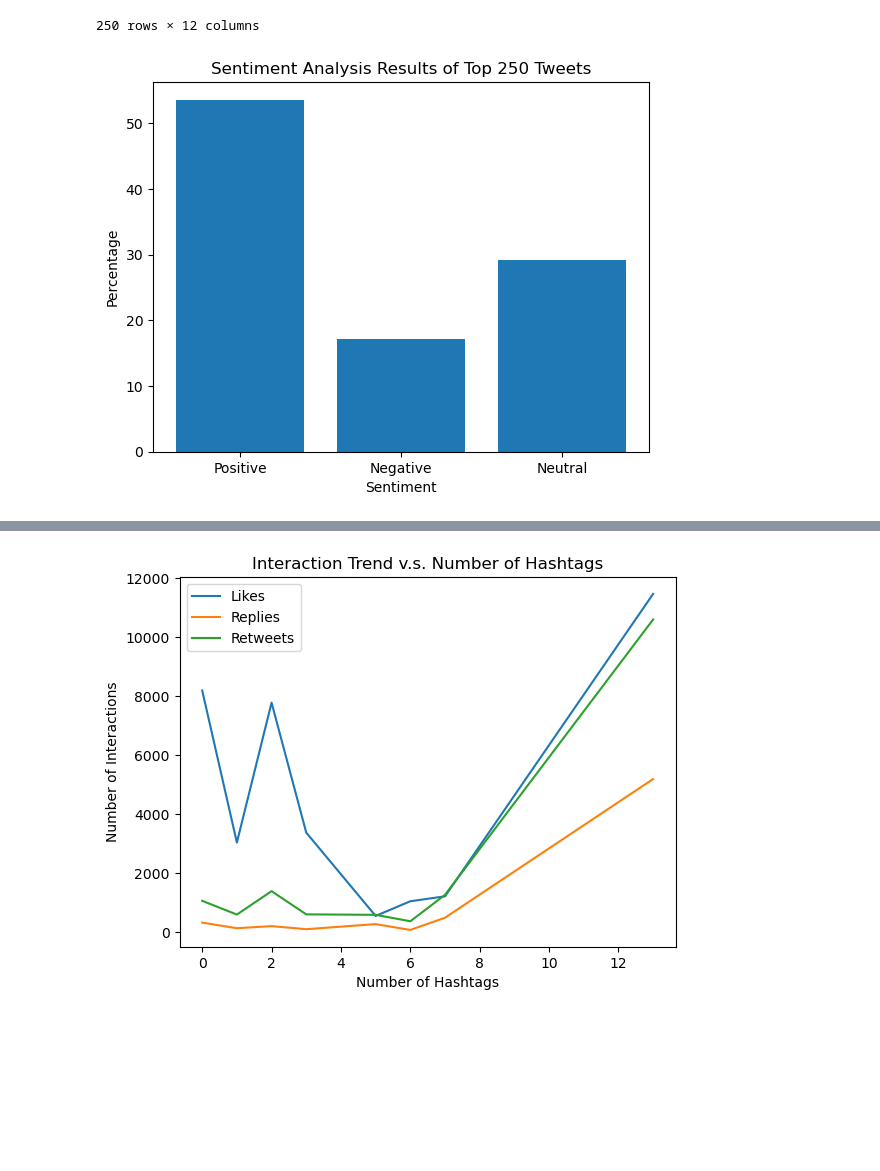
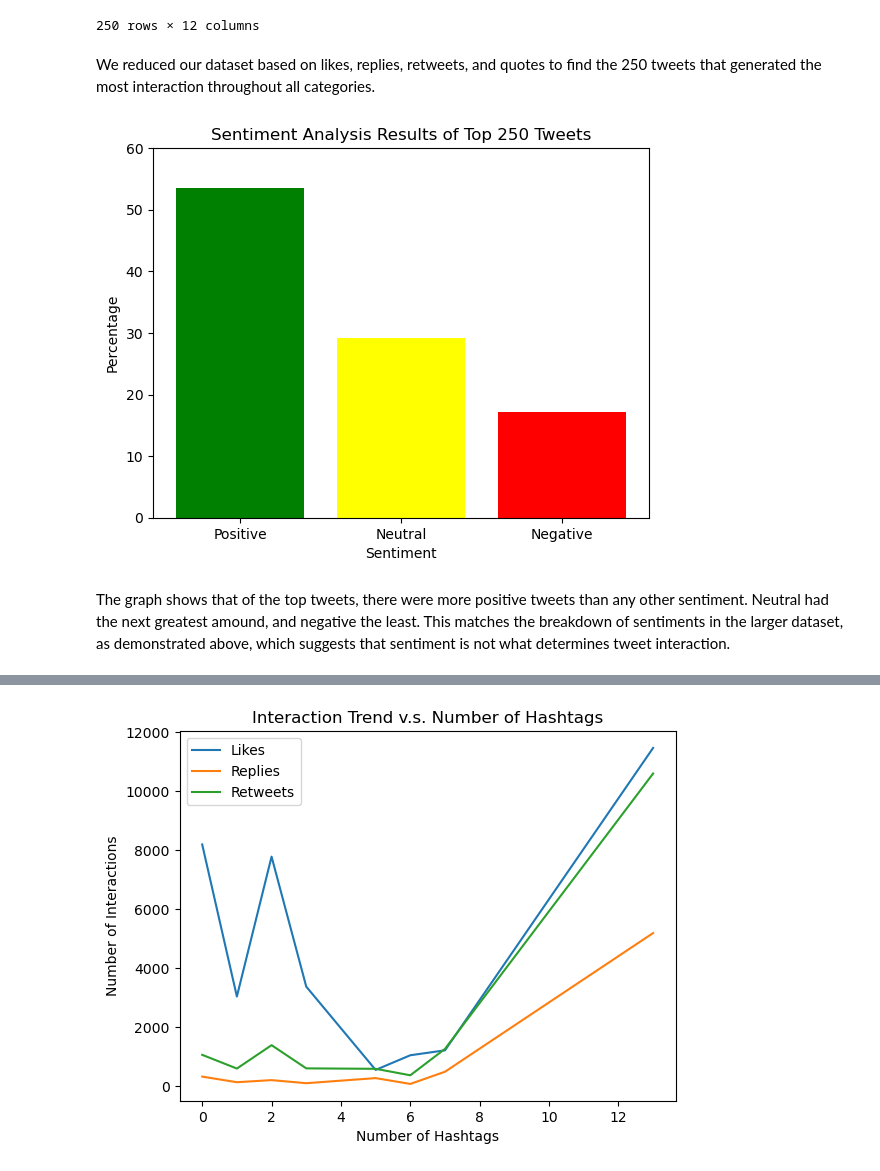
Before and after one commit to ReproTeach/final-project-lc_sa_sm_team, a Jupyter notebook: project_draft.ipynb, the cells around one changed output, grey strips where cells are left out. Drawn from its saved outputs; the diff is of its cells as text; code cells hidden in the pictures; blank space fills up the shorter version.

Commit message:
customizing graphs, adding results, updating to do

```diff
--- a/project_draft.ipynb
+++ b/project_draft.ipynb
@@ -232,15 +300,20 @@ df_r2
 | 217654 | 1.609170e+18 | 2022-12-31 12:35:14+00:00 | 2258 | 76 | 682 | 249 | code bug, go first?\n\n1. Google\... | 0 | ... |
 | 218421 | 1.609240e+18 | 2022-12-31 17:36:53+00:00 | 4097 | 54 | 111 | 875 | ChatGPT SEO: 20 Ways Leverage Cha... | 0 | ... |
 250 rows × 12 columns
+# %% [markdown]
+We reduced our dataset based on likes, replies, retweets, and quotes to find the 250 tweets that generated the most interaction throughout all categories.
 # %%
-sentiment_labels_2 = ['Positive', 'Negative', 'Neutral']
-sentiment_percentages_2 = [postive_percentage_top, negative_percentage_top, neutral_percentage_top]
+sentiment_labels_2 = ['Positive', 'Neutral', 'Negative']
+sentiment_percentages_2 = [postive_percentage_top, neutral_percentage_top, negative_percentage_top]
 
-plt.bar(sentiment_labels_2, sentiment_percentages_2)
+plt.bar(sentiment_labels_2, sentiment_percentages_2, color = ('green','yellow','red'))
 plt.xlabel('Sentiment')
 plt.ylabel('Percentage')
 plt.title('Sentiment Analysis Results of Top 250 Tweets')
+plt.ylim(0, 60)
 
 plt.show()
 # %% [output]
-[figure, old version]
+[figure, new version]
+# %% [markdown]
+The graph shows that of the top tweets, there were more positive tweets than any other sentiment. Neutral had the next greatest amound, and negative the least. This matches the breakdown of sentiments in the larger dataset, as demonstrated above, which suggests that sentiment is not what determines tweet interaction.
```
Also changed, not shown: parts of 20 cells of this notebook, 1 other file.
